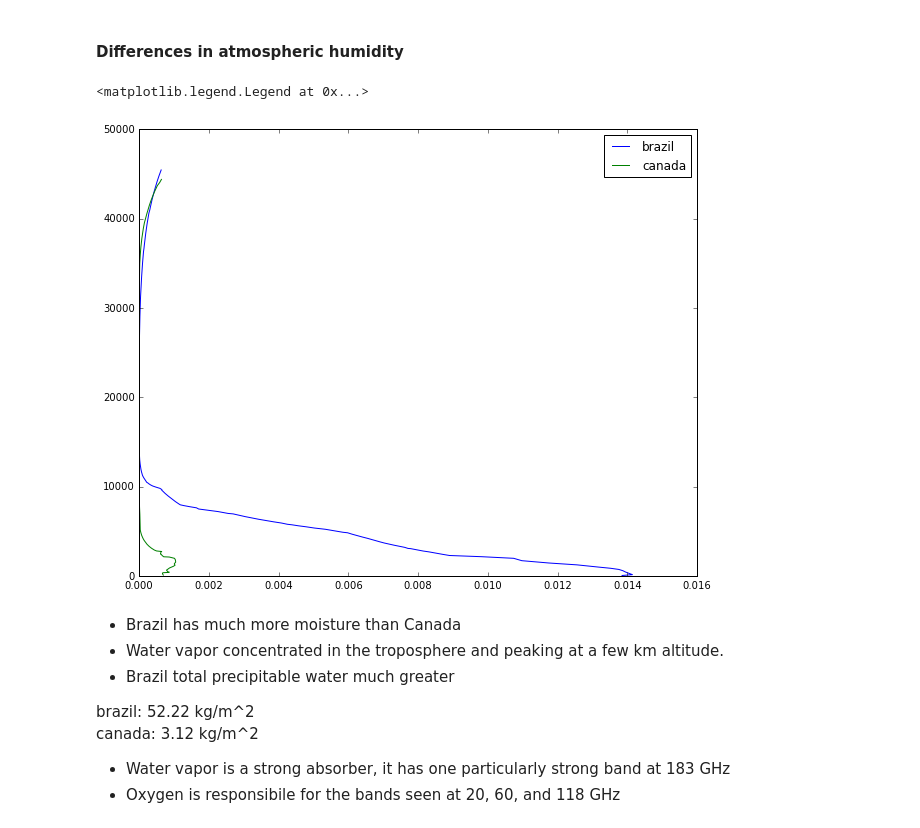
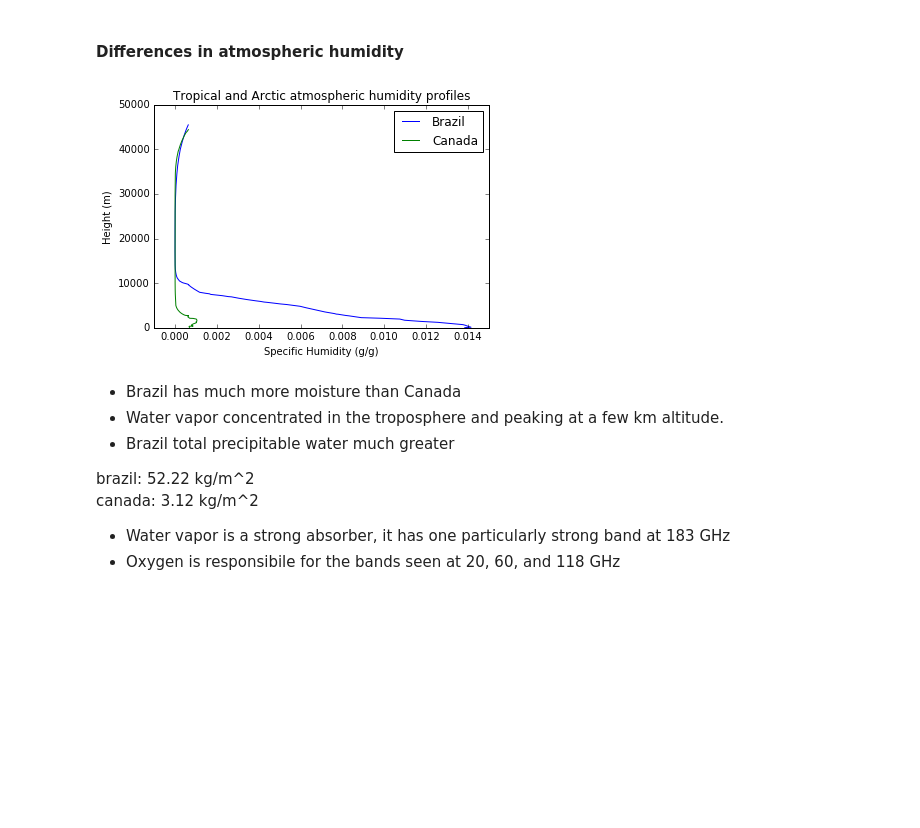
Before and after one commit to CodaP/aos_weighting_function, a Jupyter notebook: weighting function.ipynb, the cells around one changed output. Cells and saved outputs as stored; diff of their text form; code cells hidden in the pictures; blank space fills up the shorter version.

```diff
--- a/weighting function.ipynb
+++ b/weighting function.ipynb
@@ -2,6 +2,5 @@
 %pylab inline
 %load_ext autoreload
 %autoreload 2
-rcParams['figure.figsize'] = (10,8)
 # %% [output]
 Populating the interactive namespace from numpy and matplotlib
@@ -163,12 +132,12 @@ mu = 1
 # %% [markdown]
 Compute and plot the weighting functions for channels 3-10 for both soundings (same plot, use colors and/or dashes to distinguish between soundings).
 # %%
-sonde = weight_shell.read_sonde('brazil.txt')
-levels = weight_shell.interpolate_sounding(sonde)
+sonde_brazil = weight_shell.read_sonde('brazil.txt')
+levels = weight_shell.interpolate_sounding(sonde_brazil)
 brazil = weight_shell.create_atmosphere(levels)
 
-sonde = weight_shell.read_sonde('canada.txt')
-levels = weight_shell.interpolate_sounding(sonde)
+sonde_canada = weight_shell.read_sonde('canada.txt')
+levels = weight_shell.interpolate_sounding(sonde_canada)
 canada = weight_shell.create_atmosphere(levels)
 # %% [output]
 Successfully opened file  brazil.txt
@@ -294,10 +257,14 @@ legend(['brazil','canada'])
 # %%
 plot(brazil.set_index('Zbar').qbar, brazil.Zbar)
 plot(canada.set_index('Zbar').qbar, canada.Zbar)
-legend(['brazil','canada'])
+legend(['Brazil','Canada'])
+ylabel('Height (m)')
+xlabel('Specific Humidity (g/g)')
+title('Tropical and Arctic atmospheric humidity profiles')
+xlim([-.001,.015])
+savefig('qbar.pdf')
 # %% [output]
-<matplotlib.legend.Legend at 0x...>
-[figure, old version]
+[figure, new version]
 # %% [markdown]
 * Brazil has much more moisture than Canada
 * Water vapor concentrated in the troposphere and peaking at a few km altitude.
```
Also changed, not shown: parts of 24 cells of this notebook, 1 other file.
